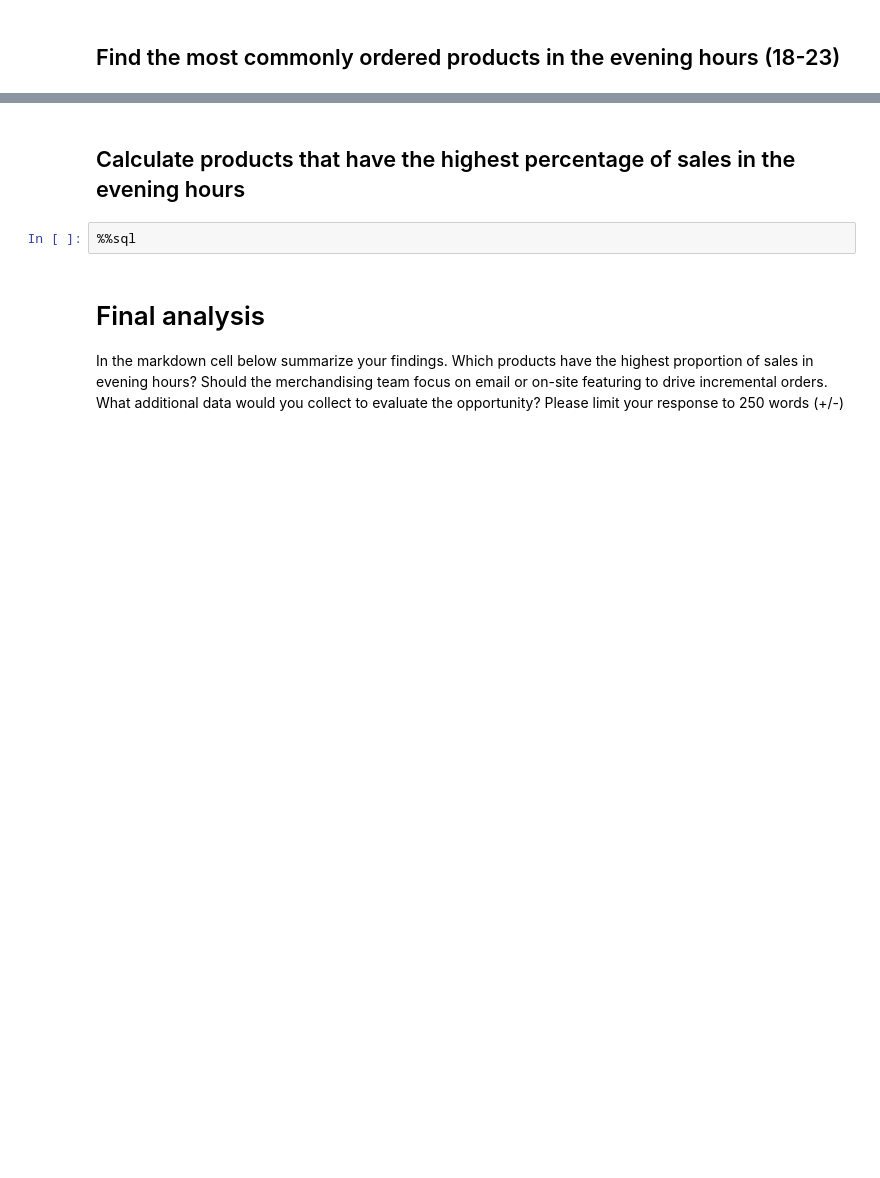
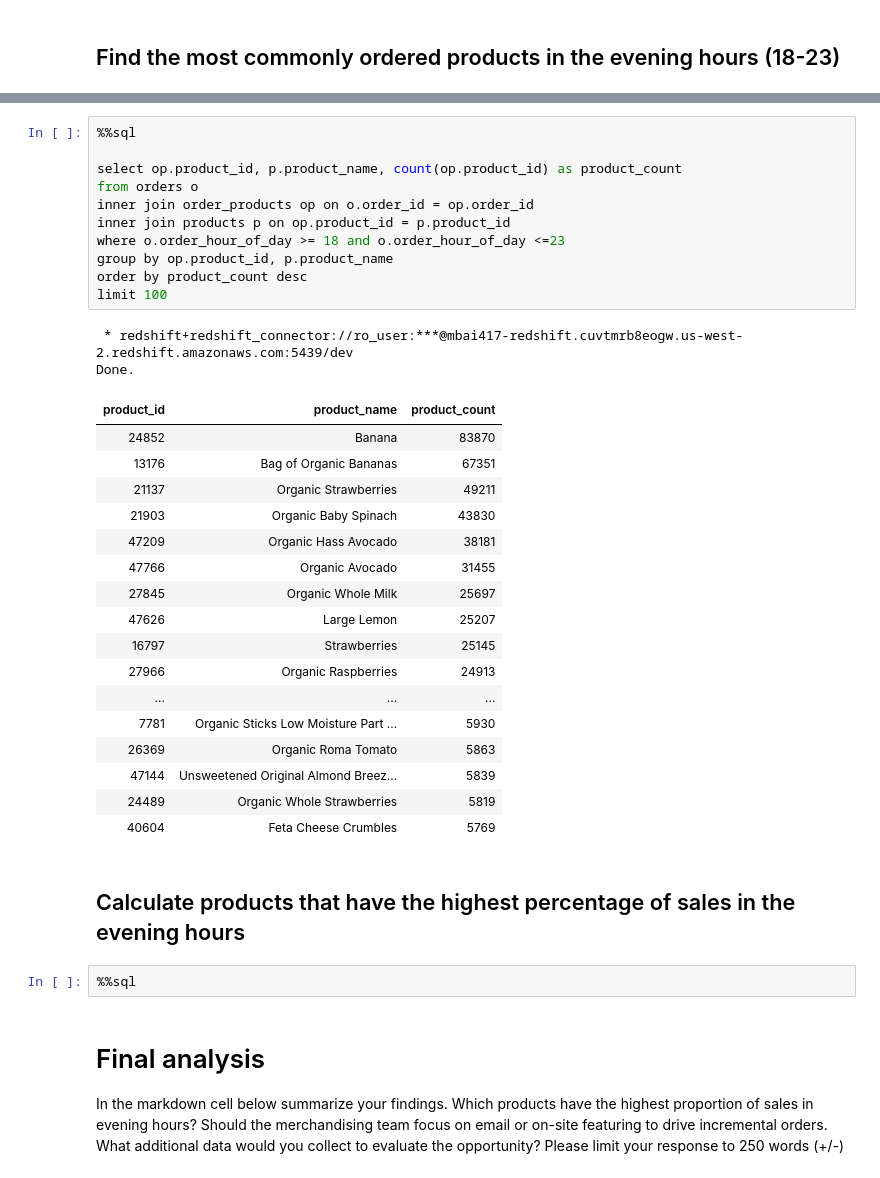
Before and after one commit to bharti0204/Hackathon_Python, a Jupyter notebook: data-models-databases/homework/Homework Assignment 1.ipynb, the cells around one changed output, grey strips where cells are left out. Drawn from its saved outputs; the diff is of its cells as text; blank space fills up the shorter version.

```diff
--- a/data-models-databases/homework/Homework Assignment 1.ipynb
+++ b/data-models-databases/homework/Homework Assignment 1.ipynb
@@ -107,3 +177,34 @@ Done.
+# %%
+%%sql
+
+select op.product_id, p.product_name, count(op.product_id) as product_count
+from orders o
+inner join order_products op on o.order_id = op.order_id
+inner join products p on op.product_id = p.product_id
+where o.order_hour_of_day >= 18 and o.order_hour_of_day <=23
+group by op.product_id, p.product_name
+order by product_count desc
+limit 100
+# %% [output]
+ * redshift+redshift_connector://ro_user:***@mbai417-redshift.cuvtmrb8eogw.us-west-2.redshift.amazonaws.com:5439/dev
+Done.
+| product_id | product_name | product_count |
+| 24852 | Banana | 83870 |
+| 13176 | Bag of Organic Bananas | 67351 |
+| 21137 | Organic Strawberries | 49211 |
+| 21903 | Organic Baby Spinach | 43830 |
+| 47209 | Organic Hass Avocado | 38181 |
+| 47766 | Organic Avocado | 31455 |
+| 27845 | Organic Whole Milk | 25697 |
+| 47626 | Large Lemon | 25207 |
+| 16797 | Strawberries | 25145 |
+| 27966 | Organic Raspberries | 24913 |
+| ... | ... | ... |
+| 7781 | Organic Sticks Low Moisture Part ... | 5930 |
+| 26369 | Organic Roma Tomato | 5863 |
+| 47144 | Unsweetened Original Almond Breez... | 5839 |
+| 24489 | Organic Whole Strawberries | 5819 |
+| 40604 | Feta Cheese Crumbles | 5769 |
 # %% [markdown]
 ## Calculate products that have the highest percentage of sales in the evening hours
 # %%
```
Also changed, not shown: parts of 10 cells of this notebook.
